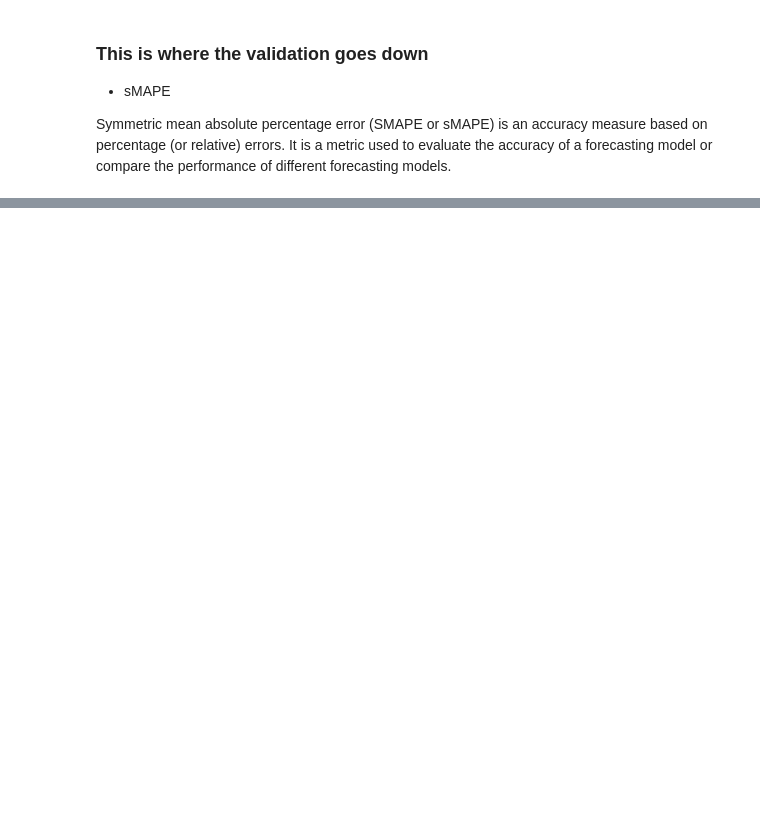
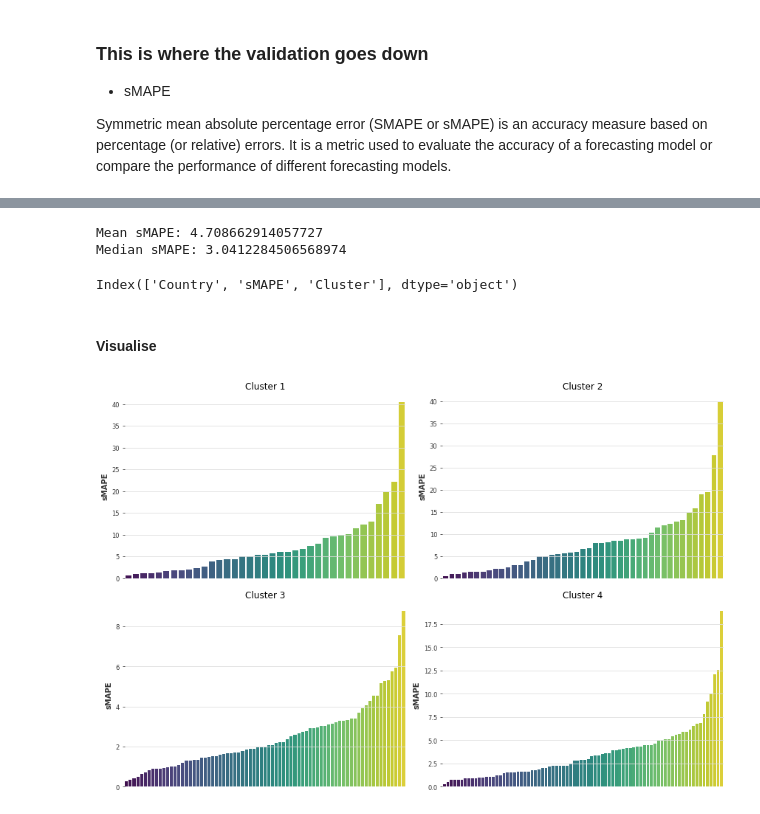
Before and after one commit to livtol99/Data-Science-Liv, a Jupyter notebook: Code/Validating_model.ipynb, the cells around one changed output, grey strips where cells are left out. Drawn from its saved outputs; the diff is of its cells as text; code cells hidden in the pictures; blank space fills up the shorter version.

Commit message:
sMAPE added

```diff
--- a/Code/Validating_model.ipynb
+++ b/Code/Validating_model.ipynb
@@ -78,10 +72,10 @@ import glob
 #### Load data
 Consider making this a bit more smooth (glob.glob to access all files at the same time)
 # %%
-cl1 = pd.read_csv('/work/Data-Science-Liv/cluster_forecasts/forecasts_cluster0.csv', index_col=0)
-cl2 = pd.read_csv('/work/Data-Science-Liv/cluster_forecasts/forecasts_cluster1.csv', index_col=0)
-cl3 = pd.read_csv('/work/Data-Science-Liv/cluster_forecasts/forecasts_cluster2.csv', index_col=0)
-cl4 = pd.read_csv('/work/Data-Science-Liv/cluster_forecasts/forecasts_cluster3.csv', index_col=0)
+cl1 = pd.read_csv('/work/Data-Science-Liv/cluster_forecasts/forecasts_cluster0.csv', parse_dates=['ds'])
+cl2 = pd.read_csv('/work/Data-Science-Liv/cluster_forecasts/forecasts_cluster1.csv', parse_dates=['ds'])
+cl3 = pd.read_csv('/work/Data-Science-Liv/cluster_forecasts/forecasts_cluster2.csv', parse_dates=['ds'])
+cl4 = pd.read_csv('/work/Data-Science-Liv/cluster_forecasts/forecasts_cluster3.csv', parse_dates=['ds'])
 # %% [markdown]
 #### Data inspection
 - Removing NA rows from years included in the training set
@@ -188,0 +230,52 @@ def eval_local_model(
+# %%
+# Calculate overall Mean sMAPE
+mean_smape = np.mean(sMAPES_df['sMAPE'])
+print("Mean sMAPE:", mean_smape)
+
+# Calculate Median sMAPE
+median_smape = np.median(sMAPES_df['sMAPE'])
+print("Median sMAPE:", median_smape)
+
+# # Calculate Weighted sMAPE - doesn't work very well rn, maybe because of some extreme sMAPE values for some countries
+# weights = sMAPES_df.groupby('Cluster')['Country'].transform('count') / len(sMAPES_df)
+# weighted_smape = np.sum(sMAPES_df['sMAPE'] * weights)
+# print("Weighted sMAPE:", weighted_smape)
+# %% [output]
+Mean sMAPE: 4.708662914057727
+Median sMAPE: 3.0412284506568974
+# %%
+sMAPES_df.columns
+# %% [output]
+Index(['Country', 'sMAPE', 'Cluster'], dtype='object')
+# %% [markdown]
+#### Visualise
+# %%
+import seaborn as sns
+import matplotlib.pyplot as plt
+
+# Extract cluster number from 'Cluster' column
+#sMAPES_df['Cluster'] = sMAPES_df['Cluster'].str.replace('Cluster ', '').astype(int)
+
+# Create a bar plot for each cluster
+fig, axes = plt.subplots(2, 2, figsize=(12, 8))
+axes = axes.flatten()
+
+for i, (cluster_name, countries) in enumerate(sMAPES_df.groupby('Cluster')):
+    # Extract the sMAPE values for the countries in the current cluster
+    cluster_smape_values = countries['sMAPE']
+
+    # Plot the sMAPE values for the current cluster
+    sns.barplot(x=cluster_smape_values.index, y='sMAPE', data=countries,
+                ax=axes[i], palette='viridis')
+    axes[i].set_title(f"Cluster {cluster_name}")
+
+    # Rotate x-axis labels for better visibility
+    axes[i].set_xticklabels([])  # Remove x-axis labels
+
+# Adjust spacing between subplots
+plt.tight_layout()
+
+# Show the plot
+plt.show()
+# %% [output]
+[figure, added]
```
Also changed, not shown: parts of 17 cells of this notebook, 15 other files.
